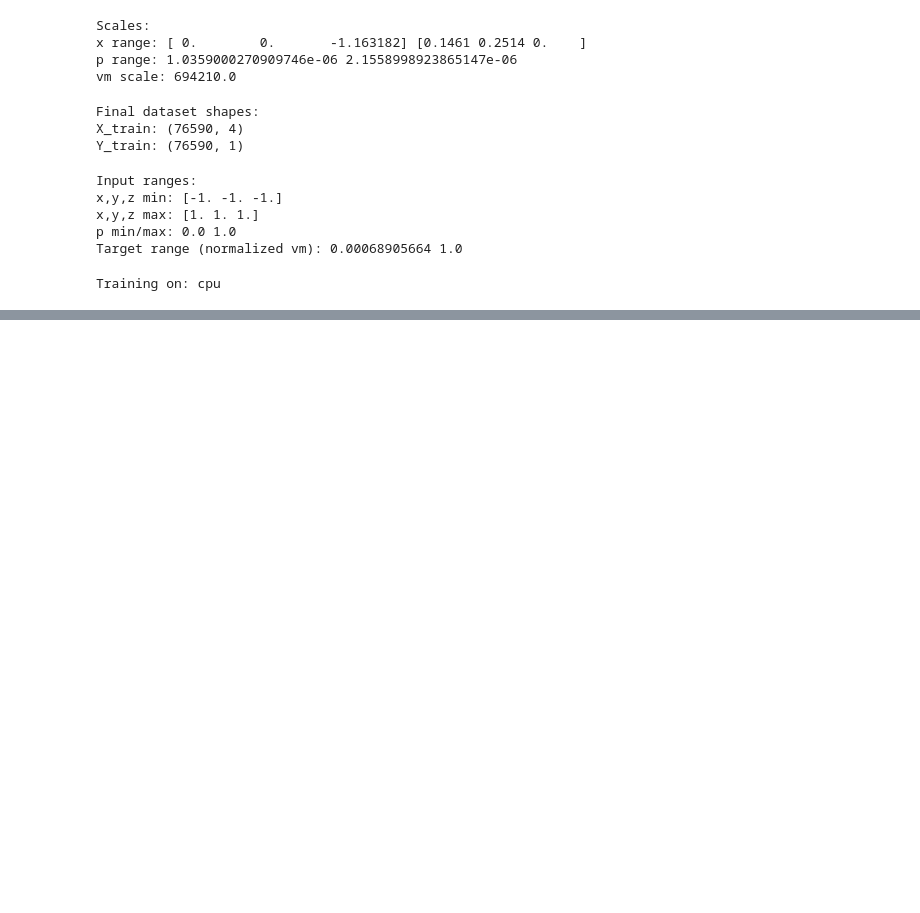
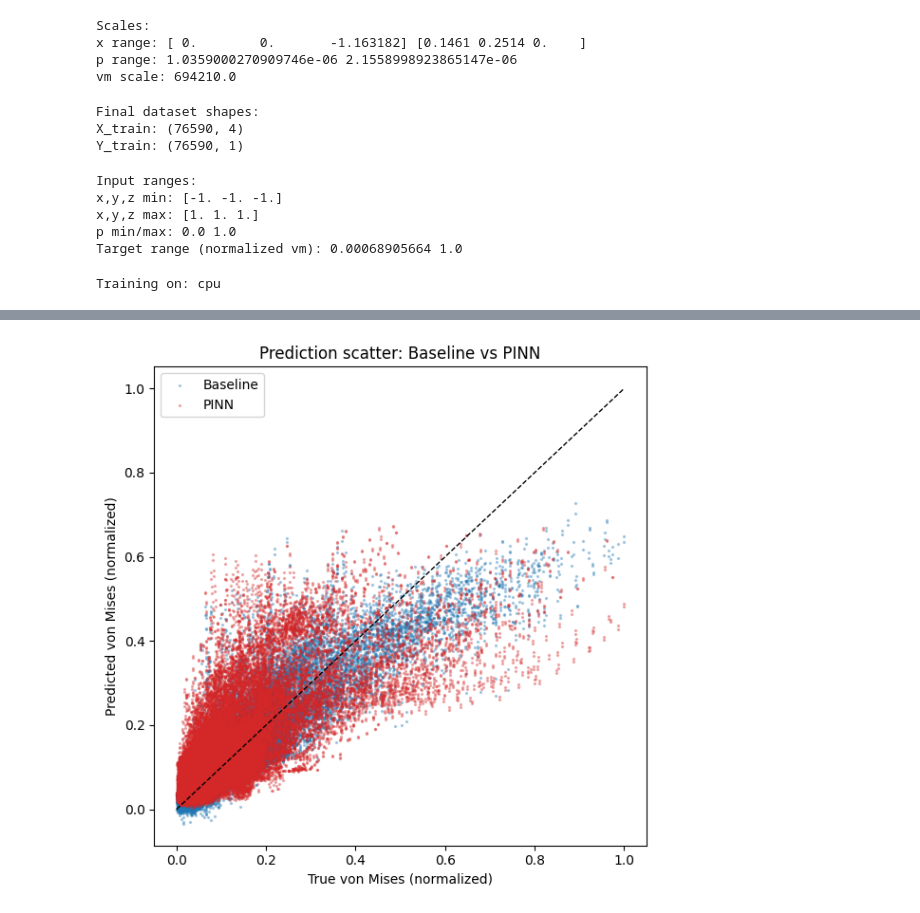
Before and after one commit to dudeabide21/CELLULAR_BEAM_PARAMETRIC_SURROGATE_PINN, a Jupyter notebook: Scripts/PINN_surrogate.ipynb, the cells around one changed output, grey strips where cells are left out. Cells and saved outputs as stored; diff of their text form; code cells hidden in the pictures; blank space fills up the shorter version.

```diff
--- a/Scripts/PINN_surrogate.ipynb
+++ b/Scripts/PINN_surrogate.ipynb
@@ -238,0 +348,9 @@ print("Final training MSE (normalized vm):", mse)
+# %%
+def von_mises_from_stress(sig):
+    sxx, syy, szz, sxy, sxz, syz = torch.split(sig, 1, dim=1)
+
+    vm = torch.sqrt(
+        0.5 * ((sxx - syy)**2 + (syy - szz)**2 + (szz - sxx)**2)
+        + 3.0 * (sxy**2 + sxz**2 + syz**2)
+    )
+    return vm
@@ -238,0 +573,5 @@ print("Final training MSE (normalized vm):", mse)
+# %%
+def weighted_mse(pred, target, alpha=10.0, k=2.0):
+    # target is normalized von Mises in [0,1]
+    w = 1.0 + alpha * (target ** k)
+    return torch.mean(w * (pred - target) ** 2)
@@ -238,0 +641,18 @@ print("Final training MSE (normalized vm):", mse)
+# %%
+pinn2.eval()
+batch_eval = 65536
+N = X_t.shape[0]
+
+pred_chunks = []
+with torch.no_grad():
+    for i in range(0, N, batch_eval):
+        xb = X_t[i:i+batch_eval]
+        sig = pinn2(xb)
+        vm_pred = von_mises_from_stress(sig)
+        pred_chunks.append(vm_pred.cpu().numpy())
+
+pinn2_pred = np.vstack(pred_chunks).ravel()
+pinn2_abs_err = np.abs(pinn2_pred - true_all)
+
+print("pinn2 MSE:", np.mean((pinn2_pred - true_all)**2))
+print("pinn2 MAE:", np.mean(pinn2_abs_err))
@@ -238,0 +688,15 @@ print("Final training MSE (normalized vm):", mse)
+# %%
+import matplotlib.pyplot as plt
+
+plt.figure(figsize=(6,6))
+plt.scatter(true_all, pred_all, s=2, alpha=0.3, label="Baseline", color="tab:blue")
+plt.scatter(true_all, pinn2_pred, s=2, alpha=0.3, label="PINN", color="tab:red")
+plt.plot([0,1],[0,1],'k--', linewidth=1)
+plt.xlabel("True von Mises (normalized)")
+plt.ylabel("Predicted von Mises (normalized)")
+plt.legend()
+plt.title("Prediction scatter: Baseline vs PINN")
+plt.tight_layout()
+plt.show()
+# %% [output]
+[figure, added]
```
Also changed, not shown: parts of 23 cells of this notebook.
